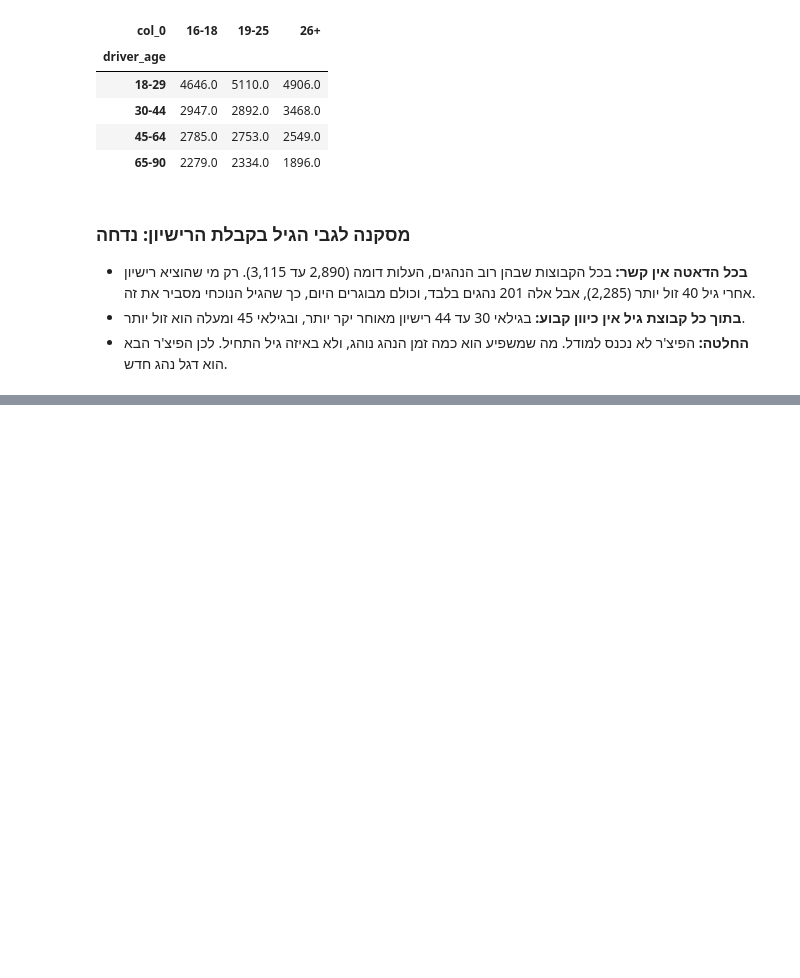
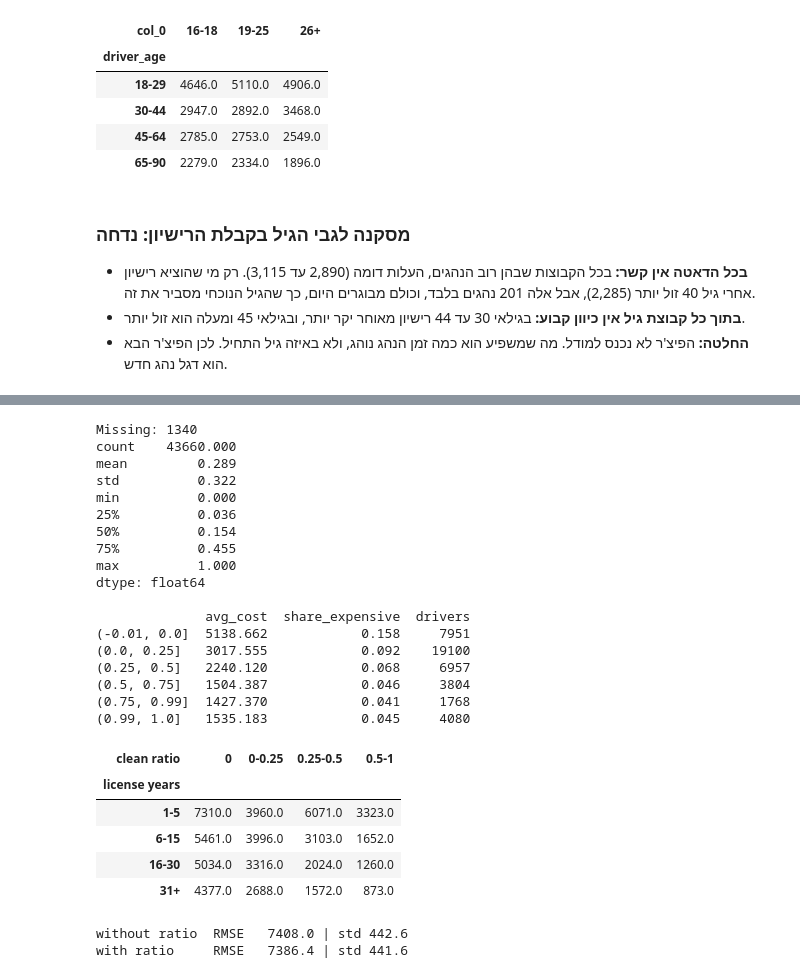
Before and after one commit to liadrimer/car-insurance-claim-prediction, a Jupyter notebook: driver_features.ipynb, the cells around one changed output, grey strips where cells are left out. Saved outputs shown, nothing was run; the diff lists cells and outputs as text; code cells hidden in the pictures; blank space fills up the shorter version.

Commit message:
Add files via upload
Driver features: clean-years ratio (complex numeric feature)

```diff
--- a/driver_features.ipynb
+++ b/driver_features.ipynb
@@ -240,0 +275,12 @@ dtype: float64
+# %%
+# בדיקה בתיקוף צולב של שלושה ספים לדגל נהג חדש, מעבר לפיצ'רי הגיל שכבר בחרנו
+df_clean["is_young"] = (df_clean["driver_age"] <= 21).astype(int)
+base_cols = ["driver_age", "age_sq", "is_young"]
+
+rmse = -cross_val_score(LinearRegression(), df_clean[base_cols], y, cv=kf, scoring="neg_root_mean_squared_error")
+print(f"{'age features only':24} RMSE {rmse.mean():8.1f} | std {rmse.std():5.1f}")
+for k in [0, 1, 2]:
+    df_clean["new_tmp"] = (df_clean["license_years"] <= k).astype(int)
+    rmse = -cross_val_score(LinearRegression(), df_clean[base_cols + ["new_tmp"]], y, cv=kf, scoring="neg_root_mean_squared_error")
+    print(f"{'+ new driver up to ' + str(k):24} RMSE {rmse.mean():8.1f} | std {rmse.std():5.1f}")
+df_clean = df_clean.drop(columns="new_tmp")
@@ -240,0 +304,57 @@ dtype: float64
+# %%
+# חישוב היחס, התפלגות, הקשר לעלות, ובדיקה שהקשר נשמר בתוך כל קבוצת ותק
+clean_ratio = (df_clean["no_claims_years"] / df_clean["license_years"]).where(df_clean["license_years"] > 0)
+print("Missing:", clean_ratio.isna().sum())
+print(clean_ratio.describe().round(3), "\n")
+
+ratio_group = pd.cut(clean_ratio, bins=[-0.01, 0, 0.25, 0.5, 0.75, 0.99, 1.0])
+print(y.groupby(ratio_group, observed=True).agg(
+    avg_cost="mean",
+    share_expensive=lambda s: (s > 10000).mean(),
+    drivers="count",
+).round(3), "\n")
+
+license_group = pd.cut(df_clean["license_years"], bins=[0, 5, 15, 30, 80], labels=["1-5", "6-15", "16-30", "31+"])
+ratio_band = pd.cut(clean_ratio, bins=[-0.01, 0, 0.25, 0.5, 1.0], labels=["0", "0-0.25", "0.25-0.5", "0.5-1"])
+pd.crosstab(license_group, ratio_band, values=y, aggfunc="mean", rownames=["license years"], colnames=["clean ratio"]).round(0)
+# %% [output]
+Missing: 1340
+count    43660.000
+mean         0.289
+std          0.322
+min          0.000
+25%          0.036
+50%          0.154
+75%          0.455
+max          1.000
+dtype: float64
+
+              avg_cost  share_expensive  drivers
+(-0.01, 0.0]  5138.662            0.158     7951
+(0.0, 0.25]   3017.555            0.092    19100
+(0.25, 0.5]   2240.120            0.068     6957
+(0.5, 0.75]   1504.387            0.046     3804
+(0.75, 0.99]  1427.370            0.041     1768
+(0.99, 1.0]   1535.183            0.045     4080
+| clean ratio | 0 | 0-0.25 | 0.25-0.5 | 0.5-1 |
+| license years |  |  |  |  |
+| 1-5 | 7310.0 | 3960.0 | 6071.0 | 3323.0 |
+| 6-15 | 5461.0 | 3996.0 | 3103.0 | 1652.0 |
+| 16-30 | 5034.0 | 3316.0 | 2024.0 | 1260.0 |
+| 31+ | 4377.0 | 2688.0 | 1572.0 | 873.0 |
+# %%
+# בדיקה בתיקוף צולב: האם היחס משפר מעבר לפיצ'רי הגיל, לדגל נהג חדש ולשתי העמודות שמהן הוא בנוי
+from sklearn.pipeline import make_pipeline
+from sklearn.impute import SimpleImputer
+
+df_clean["is_new_driver"] = (df_clean["license_years"] <= 1).astype(float).where(df_clean["license_years"].notna())
+df_clean["clean_ratio"] = clean_ratio
+base_cols = ["driver_age", "age_sq", "is_young", "is_new_driver", "license_years", "no_claims_years"]
+
+for name, cols in {"without ratio": base_cols, "with ratio": base_cols + ["clean_ratio"]}.items():
+    model = make_pipeline(SimpleImputer(strategy="median", add_indicator=True), LinearRegression())
+    rmse = -cross_val_score(model, df_clean[cols], y, cv=kf, scoring="neg_root_mean_squared_error")
+    print(f"{name:14} RMSE {rmse.mean():8.1f} | std {rmse.std():5.1f}")
+# %% [output]
+without ratio  RMSE   7408.0 | std 442.6
+with ratio     RMSE   7386.4 | std 441.6
```
Also changed, not shown: parts of 6 cells of this notebook.
